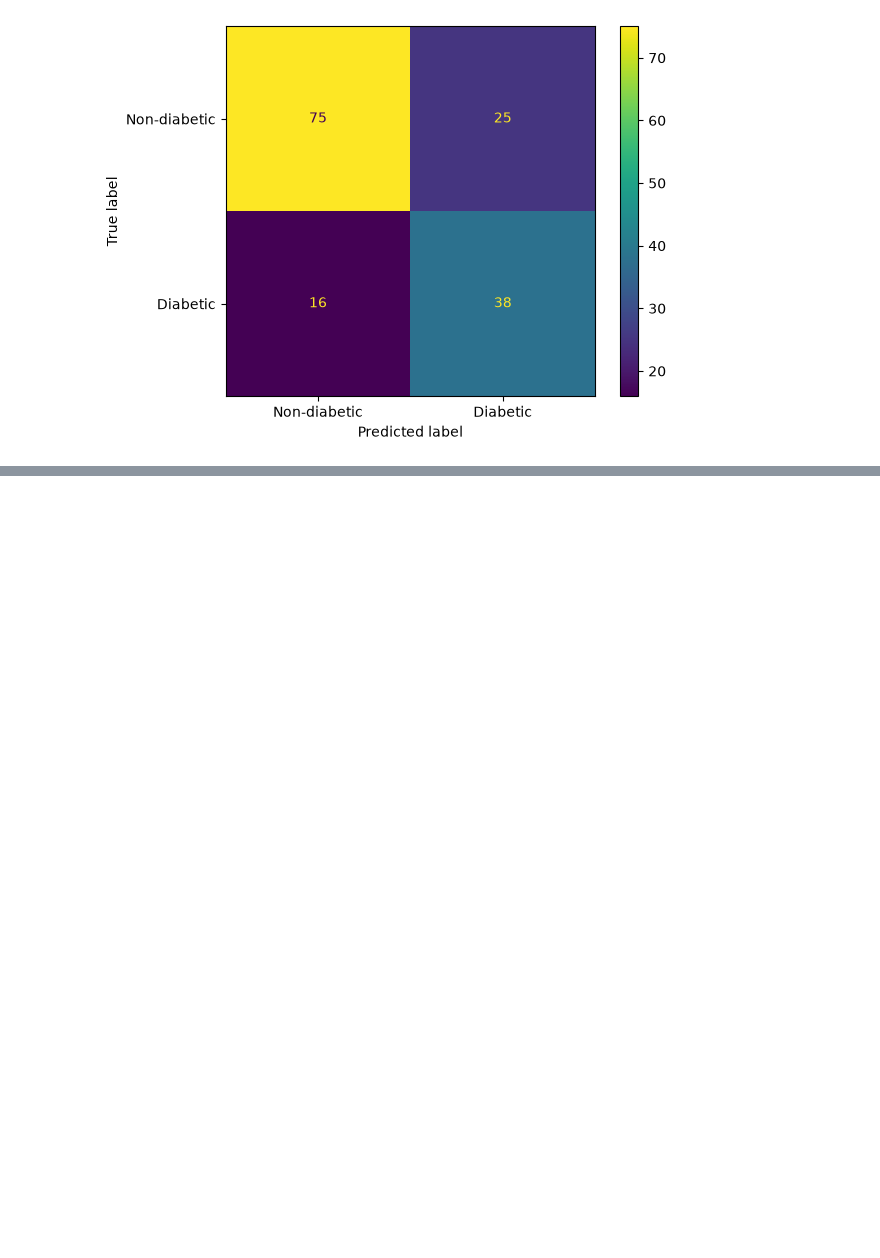
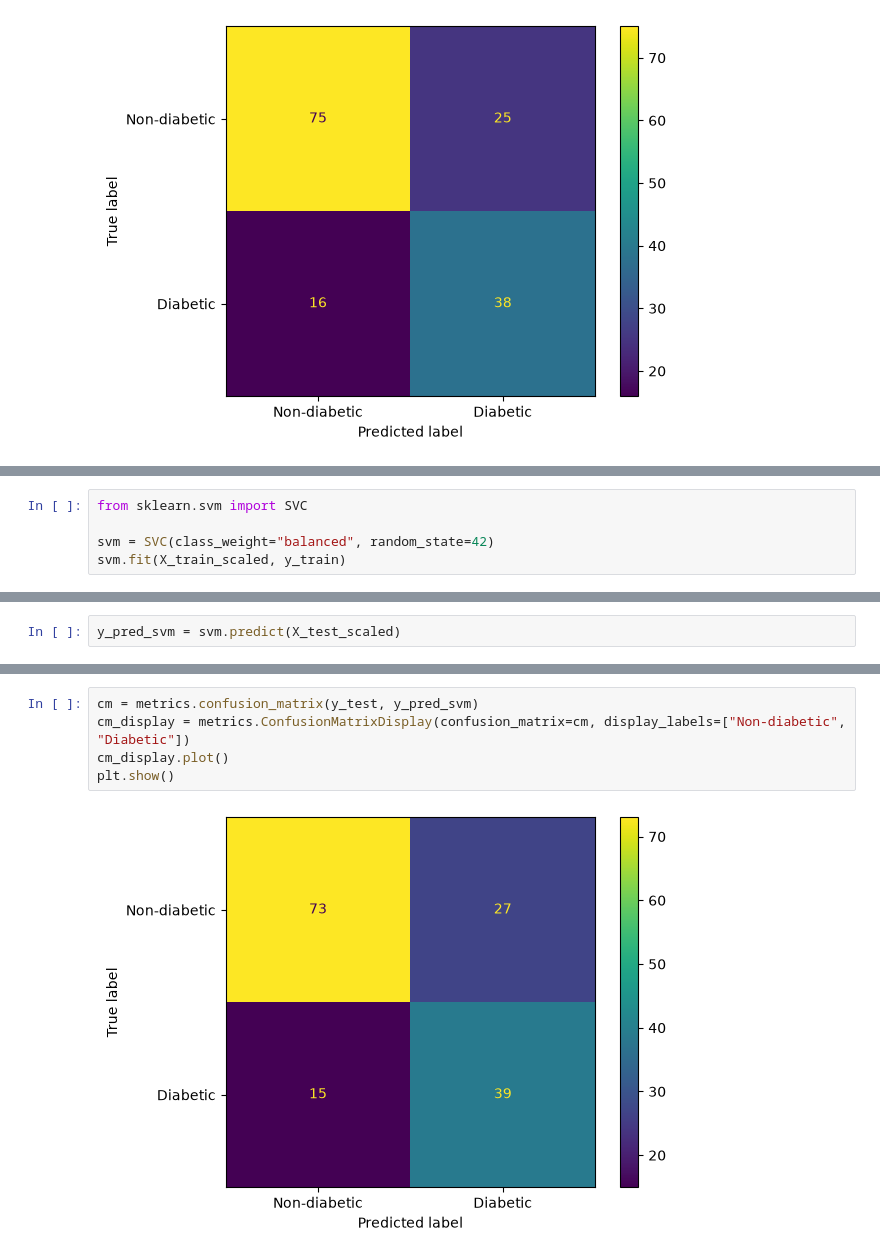
Before and after one commit to mrpaul-10/CodeAlpha_Disease_Prediction, a Jupyter notebook: notebook/Disease_Prediction.ipynb, the cells around one changed output, grey strips where cells are left out. Cells and saved outputs as stored; diff of their text form; blank space fills up the shorter version.

```diff
--- a/notebook/Disease_Prediction.ipynb
+++ b/notebook/Disease_Prediction.ipynb
@@ -266,0 +269,5 @@ plt.show()
+# %%
+from sklearn.svm import SVC
+
+svm = SVC(class_weight="balanced", random_state=42)
+svm.fit(X_train_scaled, y_train)
@@ -266,0 +276,2 @@ plt.show()
+# %%
+y_pred_svm = svm.predict(X_test_scaled)
@@ -266,0 +293,7 @@ plt.show()
+# %%
+cm = metrics.confusion_matrix(y_test, y_pred_svm)
+cm_display = metrics.ConfusionMatrixDisplay(confusion_matrix=cm, display_labels=["Non-diabetic", "Diabetic"])
+cm_display.plot()
+plt.show()
+# %% [output]
+[figure, added]
```
Also changed, not shown: parts of 3 cells of this notebook.
